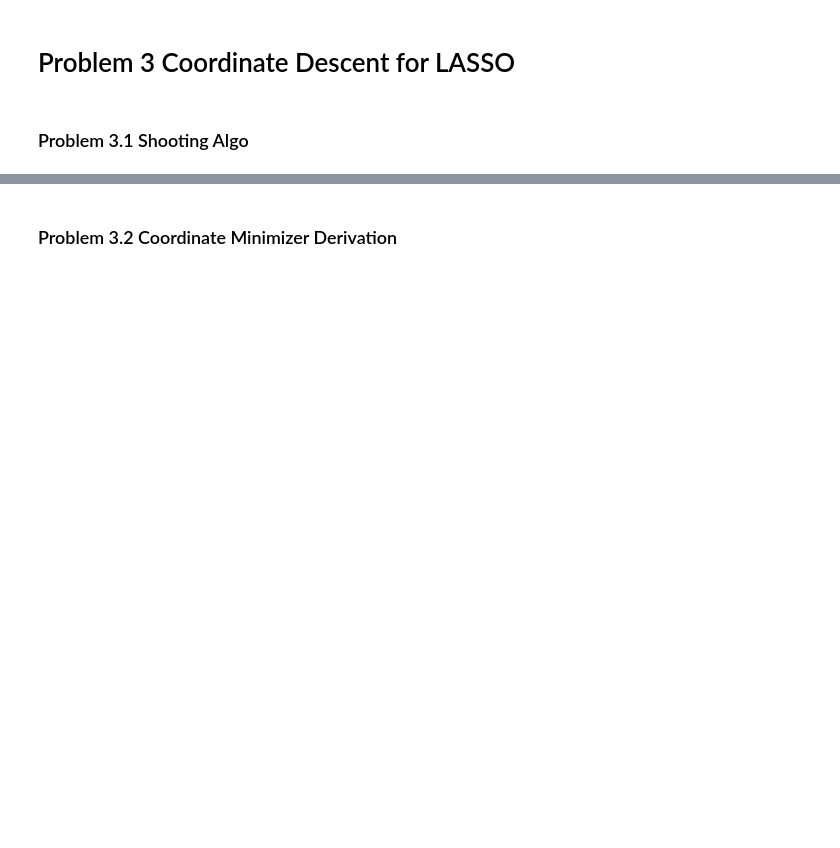
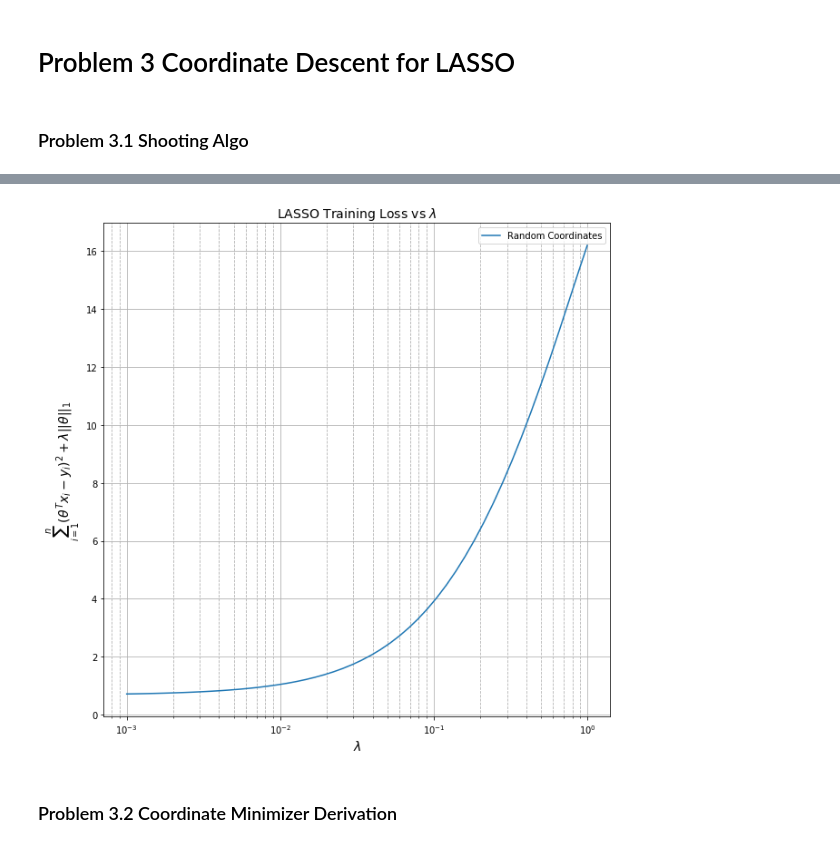
Before and after one commit to chaaland/bloomberg-ml-course, a Jupyter notebook: HW2/writeup/HW2.ipynb, the cells around one changed output, grey strips where cells are left out. Cells and saved outputs as stored; diff of their text form; code cells hidden in the pictures; blank space fills up the shorter version.

```diff
--- a/HW2/writeup/HW2.ipynb
+++ b/HW2/writeup/HW2.ipynb
@@ -130,0 +154,2 @@ array([[369,  21],
+# %%
+lambdas, loss = lasso_regularization_path(x_train_feat, y_train, x_val_feat, y_val, lambdas=10**np.linspace(-3,0,50), max_iter=1000)
@@ -131,2 +176,16 @@ array([[369,  21],
+# %%
+plt.figure(figsize=(10,10))
+plt.semilogx(lambdas, loss, label='Random Coordinates')
+
+plt.title(r'LASSO Training Loss vs $\lambda$', fontsize=14);
+plt.xlabel(r'$\lambda$', fontsize=14);
+plt.ylabel(r'$\sum_{i=1}^n (\theta^Tx_i - y_i)^2 + \lambda ||\theta||_1$', fontsize=14);
+plt.grid(b=True, which='major');
+plt.grid(b=True, which='minor', linestyle='--');
+# plt.xlim([0, 100])
+# plt.ylim([50, 75])
+plt.legend();
+# %% [output]
+[figure, added]
 # %% [markdown]
 ### Problem 3.2 Coordinate Minimizer Derivation
```
Also changed, not shown: parts of 26 cells of this notebook.
